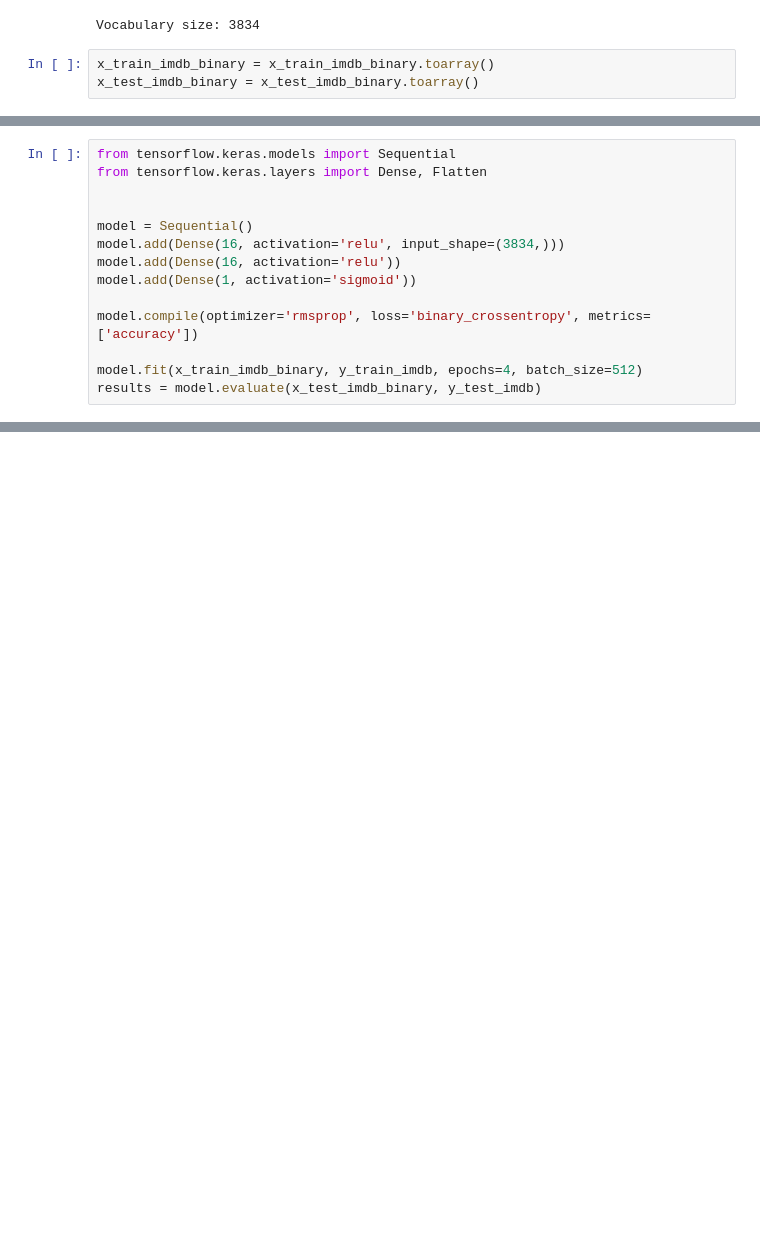
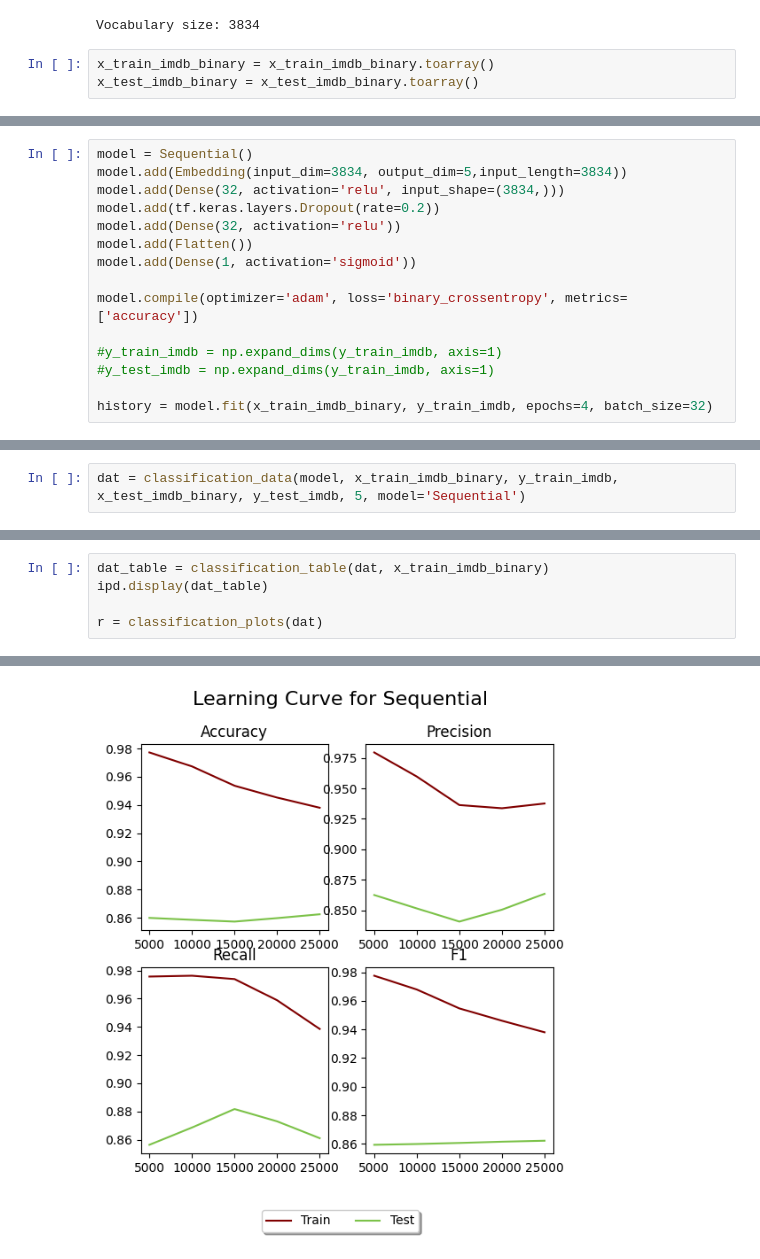
Before and after one commit to MariaSchoinaki/Imdb-classification-ML, a Jupyter notebook: src/MLP.ipynb, the cells around one changed output, grey strips where cells are left out. Cells and saved outputs as stored; diff of their text form; blank space fills up the shorter version.

Commit message:
created diagrams and another mlp

```diff
--- a/src/MLP.ipynb
+++ b/src/MLP.ipynb
@@ -44,15 +59,16 @@ array([[-0.04668405,  0.00094485,  0.01560987, -0.00757938,  0.01854808],
 # %%
-from tensorflow.keras.models import Sequential
-from tensorflow.keras.layers import Dense, Flatten
-
-
 model = Sequential()
-model.add(Dense(16, activation='relu', input_shape=(3834,)))
-model.add(Dense(16, activation='relu'))
+model.add(Embedding(input_dim=3834, output_dim=5,input_length=3834))
+model.add(Dense(32, activation='relu', input_shape=(3834,)))
+model.add(tf.keras.layers.Dropout(rate=0.2))
+model.add(Dense(32, activation='relu'))
+model.add(Flatten())
 model.add(Dense(1, activation='sigmoid'))
 
-model.compile(optimizer='rmsprop', loss='binary_crossentropy', metrics=['accuracy'])
+model.compile(optimizer='adam', loss='binary_crossentropy', metrics=['accuracy'])
 
-model.fit(x_train_imdb_binary, y_train_imdb, epochs=4, batch_size=512)
-results = model.evaluate(x_test_imdb_binary, y_test_imdb)
+#y_train_imdb = np.expand_dims(y_train_imdb, axis=1)
+#y_test_imdb = np.expand_dims(y_train_imdb, axis=1)
+
+history = model.fit(x_train_imdb_binary, y_train_imdb, epochs=4, batch_size=32)
 # %% [output]
@@ -67,0 +104,2 @@ Epoch 4/4
+# %%
+dat = classification_data(model, x_train_imdb_binary, y_train_imdb, x_test_imdb_binary, y_test_imdb, 5, model='Sequential')
@@ -67,0 +122,6 @@ Epoch 4/4
+# %%
+dat_table = classification_table(dat, x_train_imdb_binary)
+ipd.display(dat_table)
+
+r = classification_plots(dat)
+# %% [output]
@@ -67,0 +134 @@ Epoch 4/4
+[figure, added]
```
Also changed, not shown: parts of 19 cells of this notebook.
